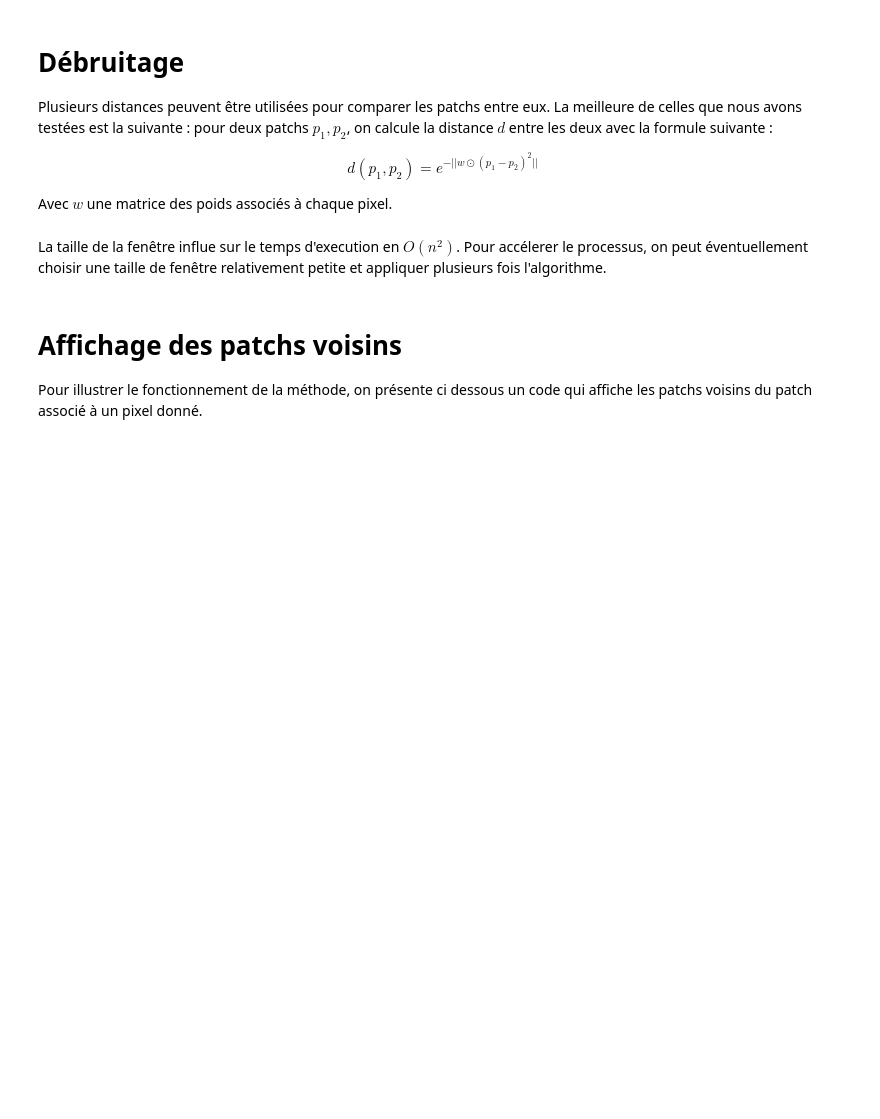
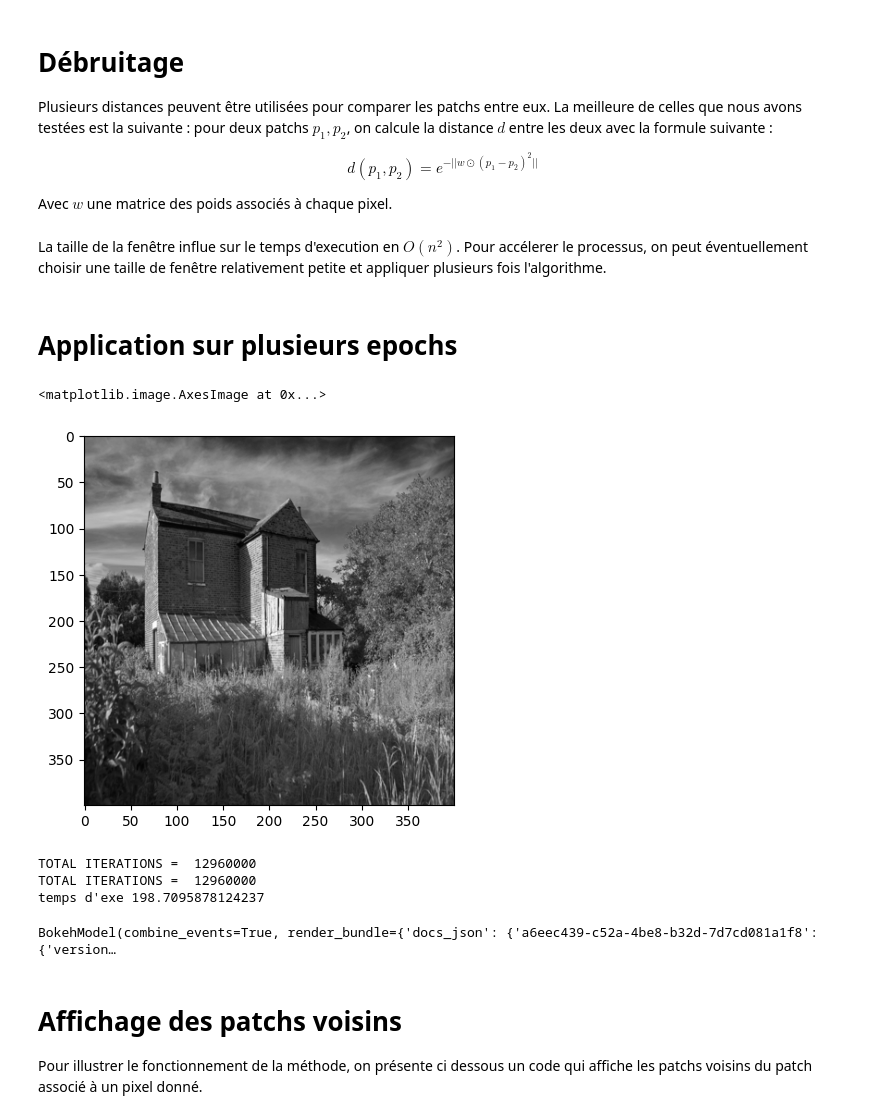
Before and after one commit to marcaureledebort/Projet-Image-5A, a Jupyter notebook: Notebook_débruitage.ipynb, the cells around one changed output. Cells and saved outputs as stored; diff of their text form; code cells hidden in the pictures; blank space fills up the shorter version.

```diff
--- a/Notebook_débruitage.ipynb
+++ b/Notebook_débruitage.ipynb
@@ -32,11 +28,11 @@ image
 # %%
 def chargeData(name):
     if name == 'lena' :
-        res=np.array(Image.open("./lena.jpg")).astype(float)
+        res=np.array(Image.open("./lena.jpg").convert("L")).astype(float)
     if name == 'carrelage' :
-        res=np.array(Image.open("./carrelage.jpg")).astype(float)
-    if name=='Mur_brique':
-        res=np.array(Image.open("/content/Mur_brique.jpg")).astype(float)
+        res=np.array(Image.open("./carrelage.jpg").convert("L")).astype(float)
+    if name=='house':
+        res=np.array(Image.open("./house.jpg").convert("L")).astype(float)
     return res
 
 def MSE(image1,image2):
@@ -207,6 +219,45 @@ pn.Row(hv.Raster(im_denoised_array).opts(**options),hv.Raster(im_good_array).opt
 # %%
 psnr=pd.DataFrame([PSNR(im_denoised_array, im_good_array)],columns=['PSNR image débruitée / image bruitée'])
 display(psnr)
+# %% [markdown]
+# Application sur plusieurs epochs
+# %%
+image=chargeData("house")
+
+new_size =400,400
+im_good=Image.fromarray(image)
+im_good = im_good.resize(new_size)
+im_good_array = np.asarray(im_good)
+im_noised_array = create_gaussian_noise(im_good_array,mean=0,var=0.005)
+plt.imshow(im_good_array,cmap="gray")
+# %% [output]
+<matplotlib.image.AxesImage at 0x...>
+[figure, added]
+# %%
+image=chargeData("house")
+
+new_size =400,400
+im_good=Image.fromarray(image)
+im_good = im_good.resize(new_size)
+im_good_array = np.asarray(im_good)
+im_noised_array = create_gaussian_noise(im_good_array,mean=0,var=0.005)
+
+
+n_epochs=2
+t=time.time()
+im_denoised_array=im_noised_array.copy()
+for _ in range(n_epochs):
+    im_denoised_array = non_local_means_denoising(im_denoised_array,
+                        small_window_size = 7,
+                        big_window_size = 15,
+                        h = 10)
+print('temps d\'exe',time.time()-t)
+pn.Row(hv.Raster(im_denoised_array).opts(**options),hv.Raster(im_good_array).opts(**options),hv.Raster(im_noised_array).opts(**options))
+# %% [output]
+TOTAL ITERATIONS =  12960000
+TOTAL ITERATIONS =  12960000
+temps d'exe 198.7095878124237
+BokehModel(combine_events=True, render_bundle={'docs_json': {'a6eec439-c52a-4be8-b32d-7d7cd081a1f8': {'version…
 # %% [markdown]
 # Affichage des patchs voisins
 
```
Also changed, not shown: parts of 13 cells of this notebook, 1 other file.
